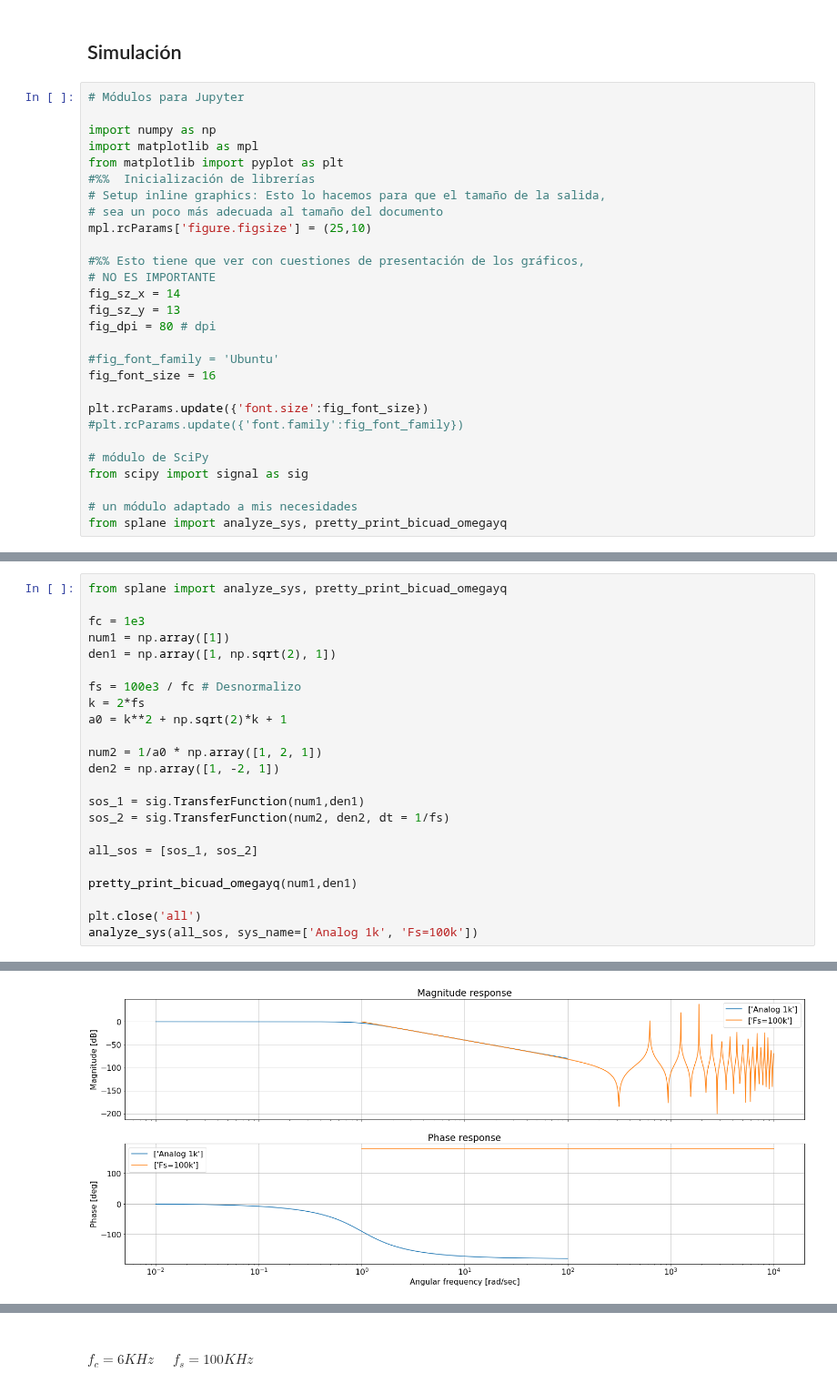
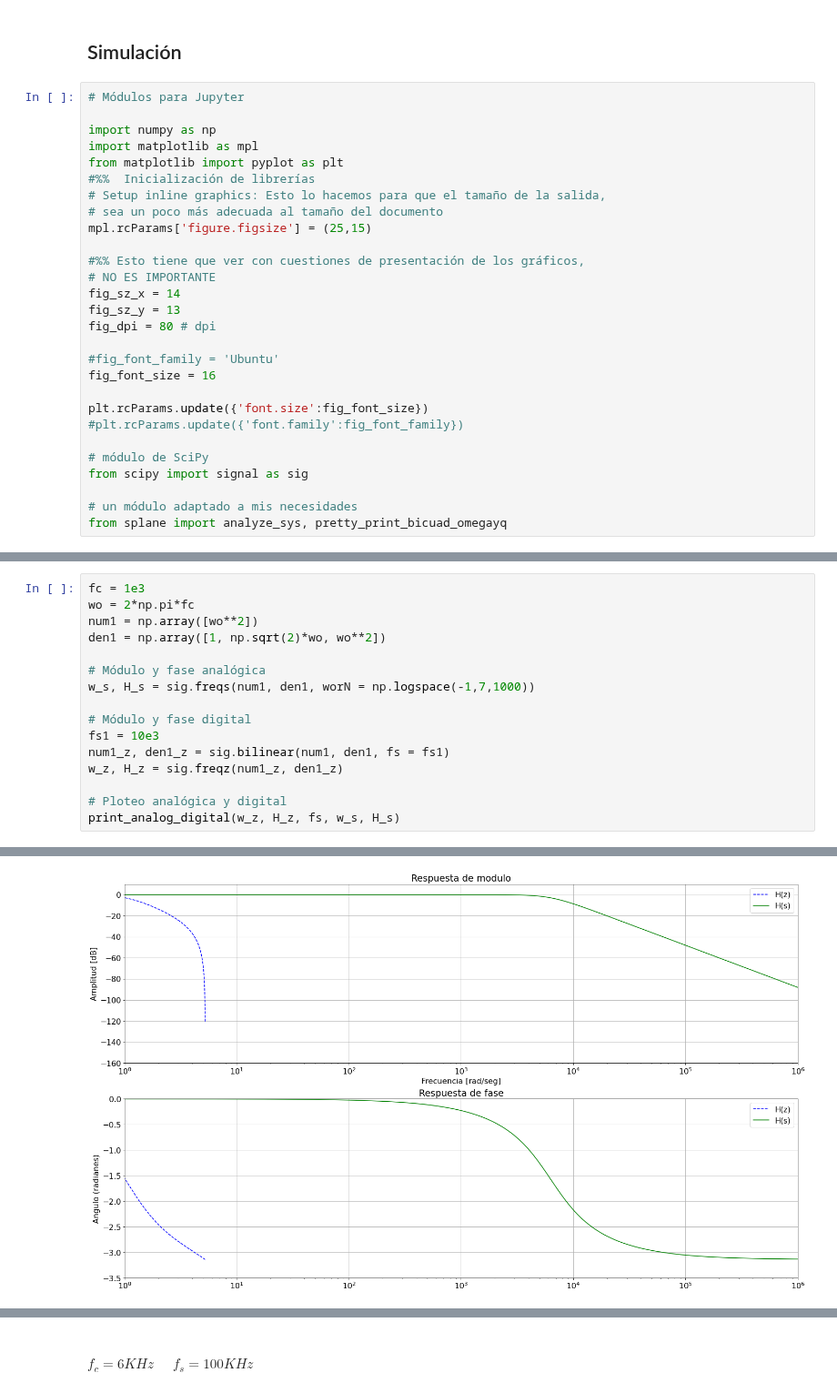
Before and after one commit to mpmarfisi/TC2, a Jupyter notebook: Tarea Semanal 8/TS8_Marfisi.ipynb, the cells around one changed output, grey strips where cells are left out. Shown at 91% size. Drawn from its saved outputs; the diff is of its cells as text.

Commit message:
Completa consignas filtros digitales

```diff
--- a/Tarea Semanal 8/TS8_Marfisi.ipynb
+++ b/Tarea Semanal 8/TS8_Marfisi.ipynb
@@ -25,7 +25,7 @@ from matplotlib import pyplot as plt
 #%%  Inicialización de librerías
 # Setup inline graphics: Esto lo hacemos para que el tamaño de la salida,
 # sea un poco más adecuada al tamaño del documento
-mpl.rcParams['figure.figsize'] = (25,10)
+mpl.rcParams['figure.figsize'] = (25,15)
 
 #%% Esto tiene que ver con cuestiones de presentación de los gráficos,
 # NO ES IMPORTANTE
@@ -49,24 +90,17 @@ from splane import analyze_sys, pretty_print_bicuad_omegayq
 # %%
-from splane import analyze_sys, pretty_print_bicuad_omegayq
+fc = 1e3
+wo = 2*np.pi*fc
+num1 = np.array([wo**2])
+den1 = np.array([1, np.sqrt(2)*wo, wo**2])
 
-fc = 1e3
-num1 = np.array([1])
-den1 = np.array([1, np.sqrt(2), 1])
+# Módulo y fase analógica
+w_s, H_s = sig.freqs(num1, den1, worN = np.logspace(-1,7,1000))
 
-fs = 100e3 / fc # Desnormalizo
-k = 2*fs
-a0 = k**2 + np.sqrt(2)*k + 1
+# Módulo y fase digital
+fs1 = 10e3
+num1_z, den1_z = sig.bilinear(num1, den1, fs = fs1)
+w_z, H_z = sig.freqz(num1_z, den1_z)
 
-num2 = 1/a0 * np.array([1, 2, 1])
-den2 = np.array([1, -2, 1])
-
-sos_1 = sig.TransferFunction(num1,den1)
-sos_2 = sig.TransferFunction(num2, den2, dt = 1/fs)
-
-all_sos = [sos_1, sos_2]
-
-pretty_print_bicuad_omegayq(num1,den1)
-
-plt.close('all')
-analyze_sys(all_sos, sys_name=['Analog 1k', 'Fs=100k'])
+# Ploteo analógica y digital
+print_analog_digital(w_z, H_z, fs, w_s, H_s)
 # %% [output]
@@ -74 +107 @@ $\displaystyle \frac{  1 }{s^2 + s \frac{  1}{0.7071} +   1^2}$
-[figure, old version]
+[figure, new version]
```
Also changed, not shown: parts of 10 cells of this notebook.
